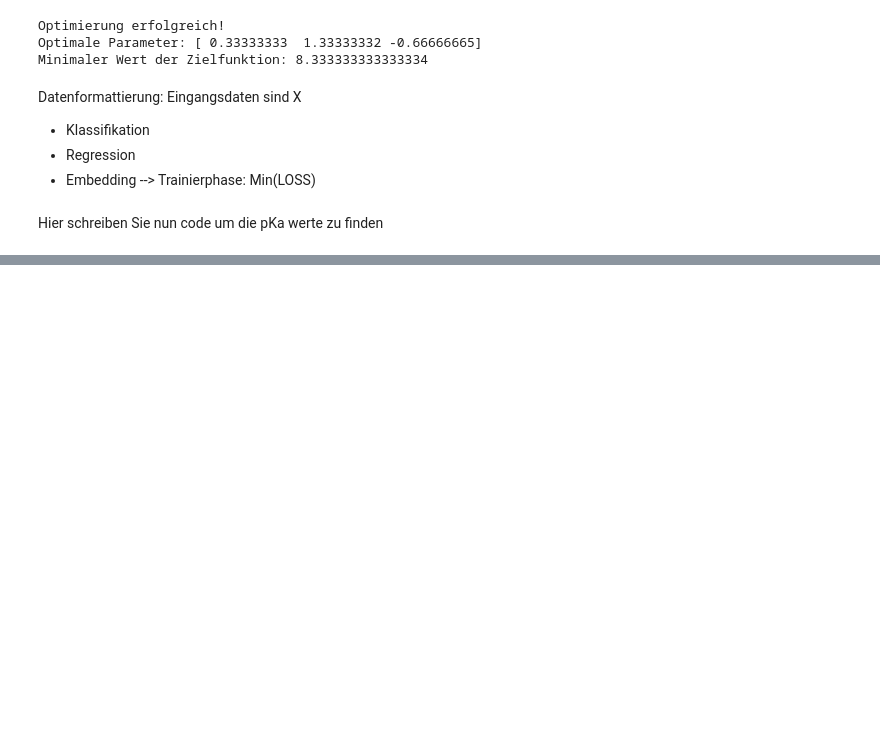
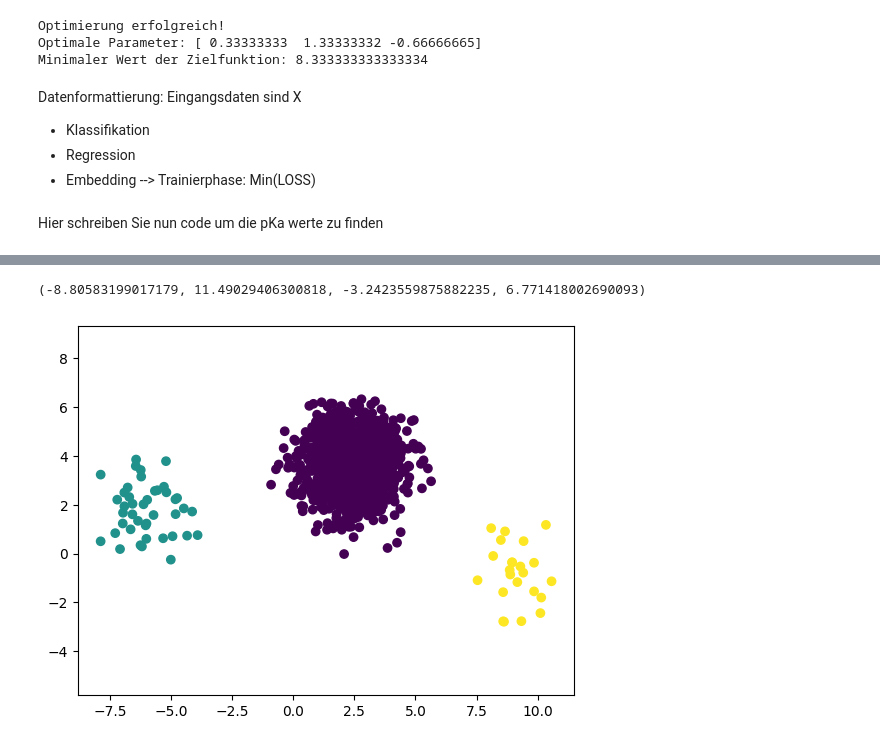
Before and after one commit to Lemonatix/how-to-python, a Jupyter notebook: Computerscience and Programming 24/VL_10.01.25 & 17.01.25/datascience_puds.ipynb, the cells around one changed output, grey strips where cells are left out. Cells and saved outputs as stored; diff of their text form; code cells hidden in the pictures; blank space fills up the shorter version.

```diff
--- a/Computerscience and Programming 24/VL_10.01.25 & 17.01.25/datascience_puds.ipynb
+++ b/Computerscience and Programming 24/VL_10.01.25 & 17.01.25/datascience_puds.ipynb
@@ -238,0 +248,8 @@ Hier schreiben Sie nun code um die pKa werte zu finden
+# %%
+from sklearn.cluster import KMeans
+y_pred = KMeans(n_clusters=3).fit_predict(X)
+plt.scatter(X[:,0], X[:,1], c=y_pred)
+plt.axis("equal")
+# %% [output]
+(-8.80583199017179, 11.49029406300818, -3.2423559875882235, 6.771418002690093)
+[figure, added]
```
Also changed, not shown: parts of 4 cells of this notebook.
